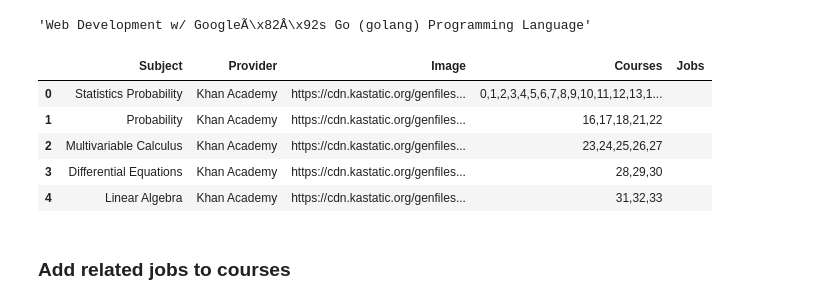
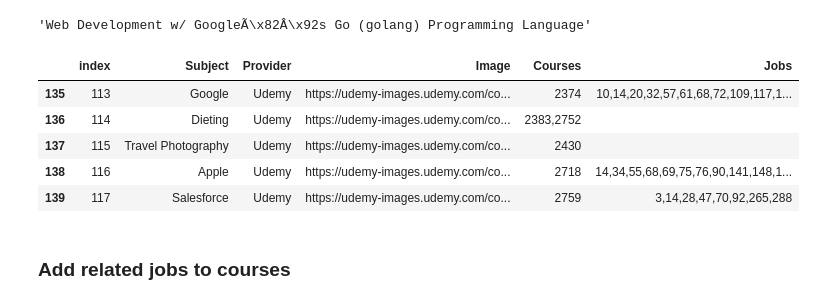
Before and after one commit to JeffJiang42/idb, a Jupyter notebook: scrape/Relations.ipynb, the cells around one changed output. Cells and saved outputs as stored; diff of their text form; code cells hidden in the pictures.

```diff
--- a/scrape/Relations.ipynb
+++ b/scrape/Relations.ipynb
@@ -10,5 +10,5 @@ df_courses["Course"] = df_courses["Course"].apply(lambda x: x.encode("utf8").dec
 df_subjects = pd.read_csv("subjects.csv",encoding = "ISO-8859-1")
 df_subjects = df_subjects[df_subjects.columns[1:]]
 # %%
-df_jobs = pd.read_csv("authentic_jobs.csv", encoding = "ISO-8859-1") # temp
+df_jobs = pd.read_csv("jobs.csv", encoding = "ISO-8859-1") # temp
 df_jobs = df_jobs[df_jobs.columns[1:]]
@@ -58,14 +109,14 @@ df_courses.Course[490].encode("utf8").decode("utf8")
 # %% [output]
 'Web Development w/ GoogleÃ\x82Â\x92s Go (golang) Programming Language'
 # %%
-df_subjects.head()
+df_subjects.tail()
 # %% [output]
-|  | Subject | Provider | Image | Courses | Jobs |
-| 0 | Statistics Probability | Khan Academy | https://cdn.kastatic.org/genfiles... | 0,1,2,3,4,5,6,7,8,9,10,11,12,13,1... |  |
-| 1 | Probability | Khan Academy | https://cdn.kastatic.org/genfiles... | 16,17,18,21,22 |  |
-| 2 | Multivariable Calculus | Khan Academy | https://cdn.kastatic.org/genfiles... | 23,24,25,26,27 |  |
-| 3 | Differential Equations | Khan Academy | https://cdn.kastatic.org/genfiles... | 28,29,30 |  |
-| 4 | Linear Algebra | Khan Academy | https://cdn.kastatic.org/genfiles... | 31,32,33 |  |
+|  | index | Subject | Provider | Image | Courses | Jobs |
+| 135 | 113 | Google | Udemy | https://udemy-images.udemy.com/co... | 2374 | 10,14,20,32,57,61,68,72,109,117,1... |
+| 136 | 114 | Dieting | Udemy | https://udemy-images.udemy.com/co... | 2383,2752 |  |
+| 137 | 115 | Travel Photography | Udemy | https://udemy-images.udemy.com/co... | 2430 |  |
+| 138 | 116 | Apple | Udemy | https://udemy-images.udemy.com/co... | 2718 | 14,34,55,68,69,75,76,90,141,148,1... |
+| 139 | 117 | Salesforce | Udemy | https://udemy-images.udemy.com/co... | 2759 | 3,14,28,47,70,92,265,288 |
 # %% [markdown]
 ### Add related jobs to courses
 # %%
```
Also changed, not shown: parts of 12 cells of this notebook, 5 other files.
